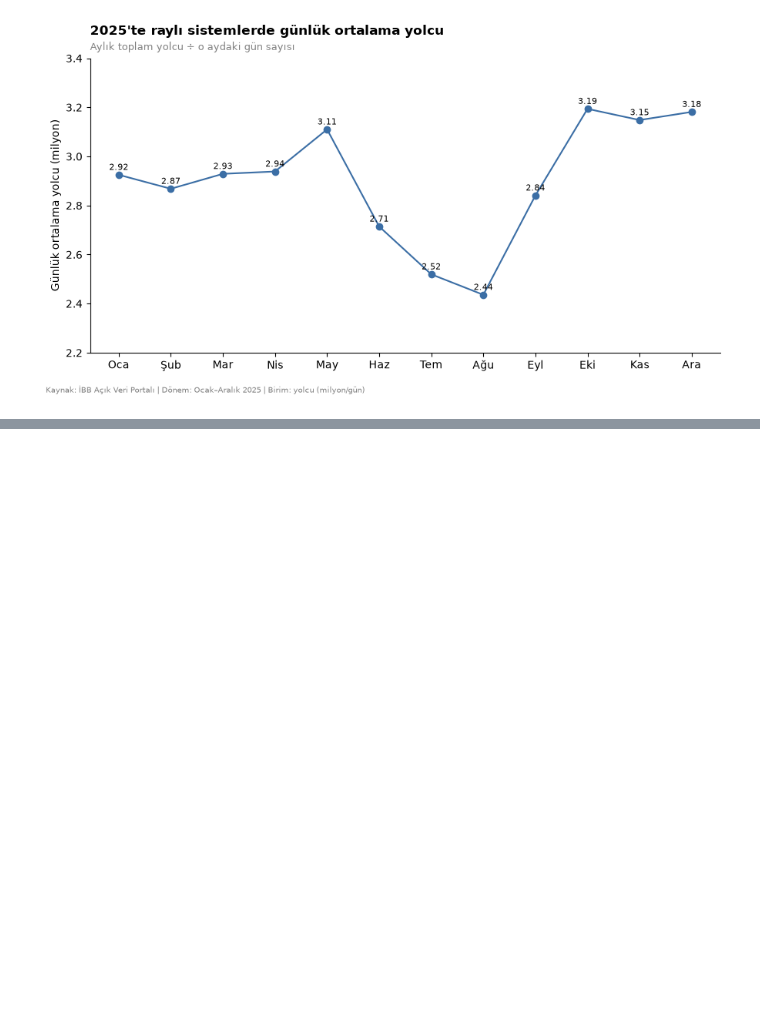
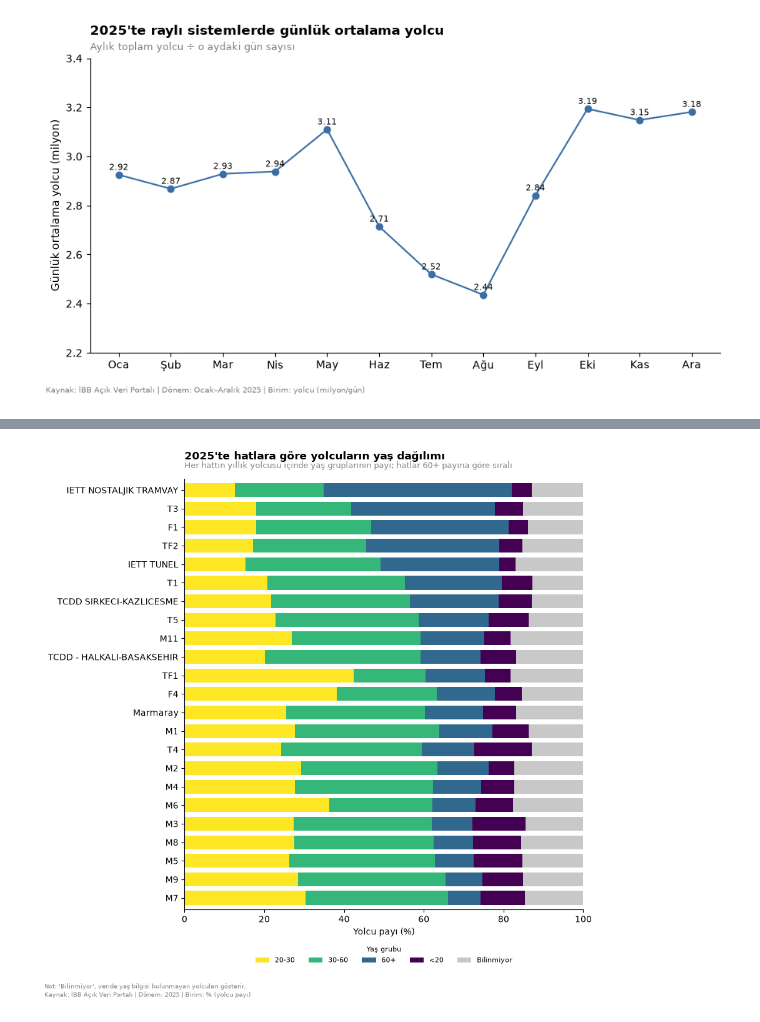
Before and after one commit to IsmailSamiB/-istanbul-rayli-sistemler, a Jupyter notebook: analiz.ipynb, the cells around one changed output, grey strips where cells are left out. Drawn from its saved outputs; the diff is of its cells as text; code cells hidden in the pictures; blank space fills up the shorter version.

Commit message:
Yaş dağılımı ve hafta sonu analizleri eklendi

```diff
--- a/analiz.ipynb
+++ b/analiz.ipynb
@@ -238,0 +251,27 @@ plt.show()
+# %%
+hat_yas = yolcu.pivot_table(index="line_code", columns="age", values="passanger_cnt",
+                            aggfunc="sum", observed=True)
+hat_yas_pay = hat_yas.div(hat_yas.sum(axis=1), axis=0) * 100
+veri = hat_yas_pay.sort_values("60+")
+
+yas_renk = ["#fde725", "#35b779", "#31688e", "#440154", "#c8c8c8"]
+
+
+fig, ax = plt.subplots(figsize=(9, 9))
+veri.plot(kind="barh", stacked=True, ax=ax, color=yas_renk, width=0.75)
+
+ax.spines[["top", "right"]].set_visible(False)
+baslik_ekle(ax, "2025'te hatlara göre yolcuların yaş dağılımı",
+            "Her hattın yıllık yolcusu içinde yaş gruplarının payı; hatlar 60+ payına göre sıralı")
+ax.set_xlabel("Yolcu payı (%)")
+ax.set_ylabel("")
+ax.set_xlim(0, 100)
+ax.legend(title="Yaş grubu", ncol=5, loc="upper center", bbox_to_anchor=(0.5, -0.07),
+          frameon=False, fontsize=8, title_fontsize=8)
+
+footer_ekle(fig, "2025", "% (yolcu payı)", "Not: 'Bilinmiyor', veride yaş bilgisi bulunmayan yolcuları gösterir.")
+plt.tight_layout(rect=[0, 0.05, 1, 1])
+plt.savefig("figures/hat_yas_dagilimi.png", dpi=150)
+plt.show()
+# %% [output]
+[figure, added]
```
Also changed, not shown: parts of 3 cells of this notebook, 2 other files.
